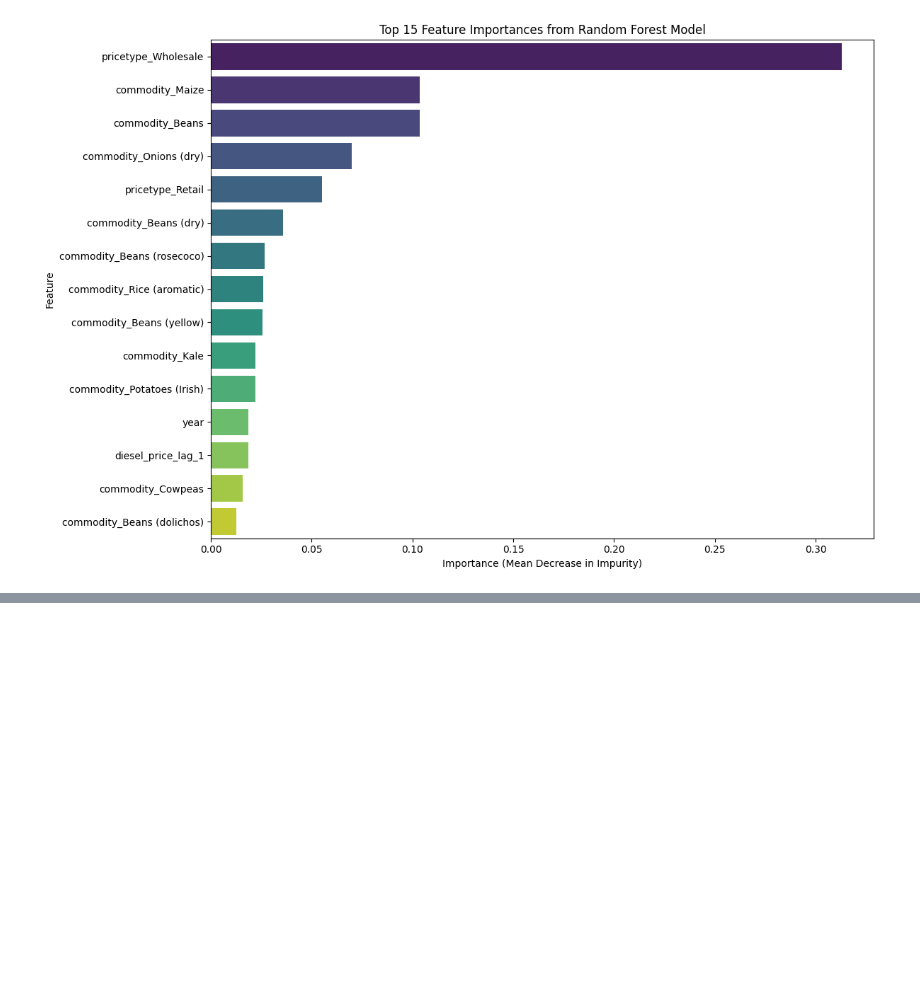
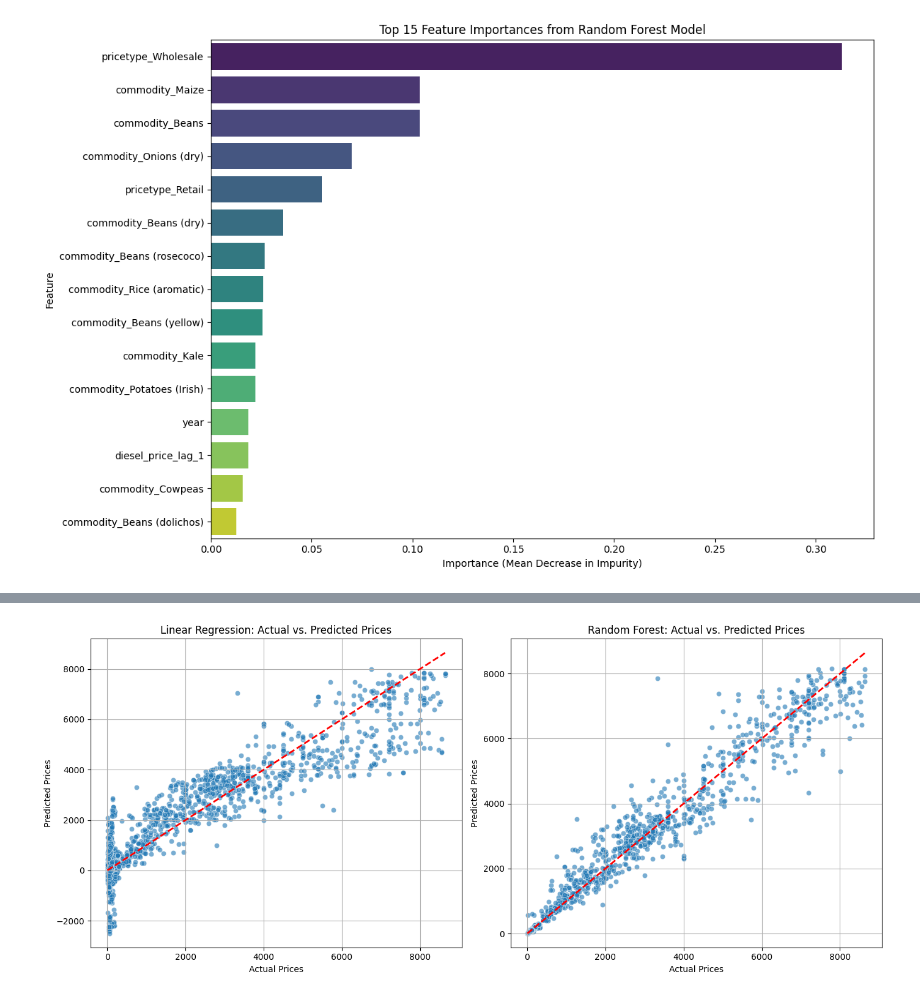
Before and after one commit to Wanyiri9dave/FoodPrice-Stabilty-Predictive-Analytics, a Jupyter notebook: index.ipynb, the cells around one changed output, grey strips where cells are left out. Cells and saved outputs as stored; diff of their text form; code cells hidden in the pictures; blank space fills up the shorter version.

```diff
--- a/index.ipynb
+++ b/index.ipynb
@@ -1062,0 +1067,25 @@ Passing `palette` without assigning `hue` is deprecated and will be removed in v
+# %%
+plt.figure(figsize=(14, 6))
+
+# Plot for Linear Regression
+plt.subplot(1, 2, 1) # 1 row, 2 columns, 1st subplot
+sns.scatterplot(x=y_test, y=y_pred, alpha=0.6)
+plt.plot([y_test.min(), y_test.max()], [y_test.min(), y_test.max()], 'r--', lw=2) # Ideal prediction line
+plt.title('Linear Regression: Actual vs. Predicted Prices')
+plt.xlabel('Actual Prices')
+plt.ylabel('Predicted Prices')
+plt.grid(True)
+
+# Plot for Random Forest Regressor
+plt.subplot(1, 2, 2) # 1 row, 2 columns, 2nd subplot
+sns.scatterplot(x=y_test, y=y_pred_rf, alpha=0.6)
+plt.plot([y_test.min(), y_test.max()], [y_test.min(), y_test.max()], 'r--', lw=2) # Ideal prediction line
+plt.title('Random Forest: Actual vs. Predicted Prices')
+plt.xlabel('Actual Prices')
+plt.ylabel('Predicted Prices')
+plt.grid(True)
+
+plt.tight_layout()
+plt.show()
+# %% [output]
+[figure, added]
```
Also changed, not shown: parts of 1 cell of this notebook.
